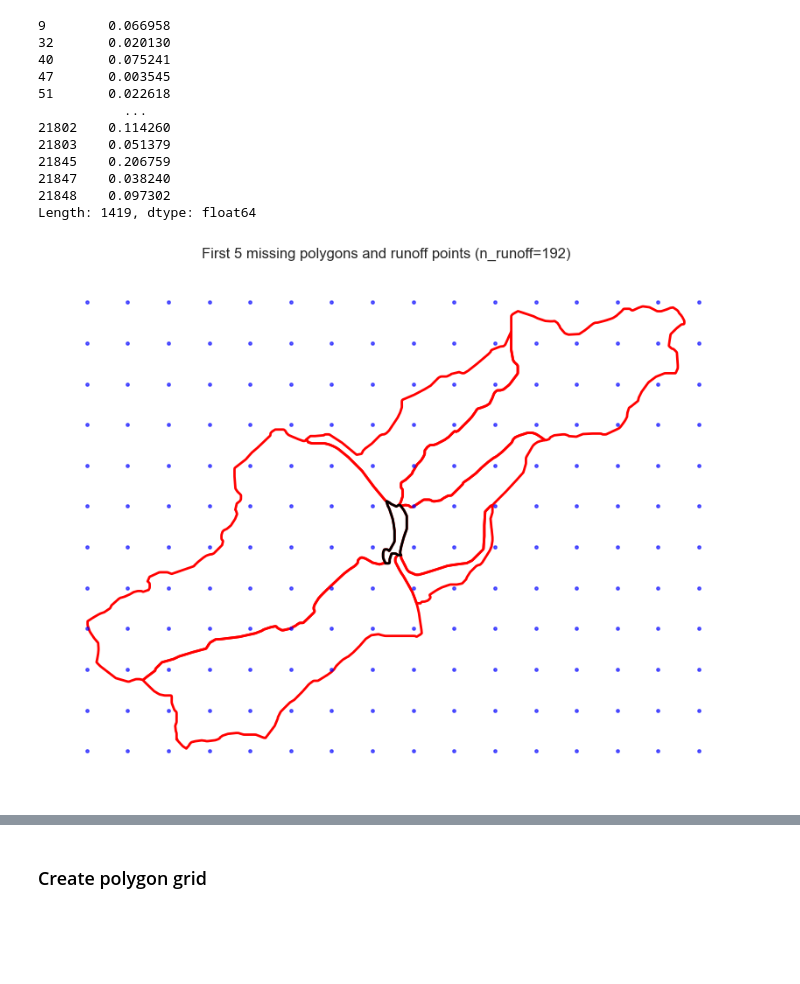
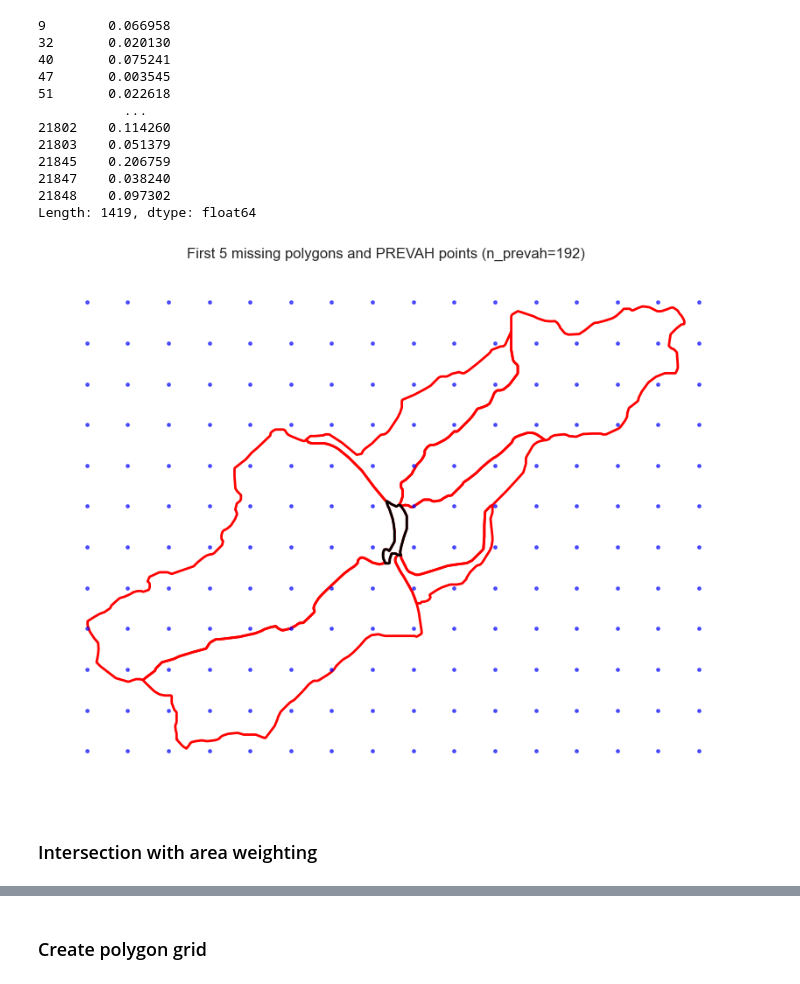
Before and after one commit to yasserhaddad/Clim2RoR-CH, a Jupyter notebook: notebooks/hydropower_computation.ipynb, the cells around one changed output, grey strips where cells are left out. Saved outputs shown, nothing was run; the diff lists cells and outputs as text; code cells hidden in the pictures; blank space fills up the shorter version.

Commit message:
Explore ways to include missing polygons

```diff
--- a/notebooks/hydropower_computation.ipynb
+++ b/notebooks/hydropower_computation.ipynb
@@ -147,6 +147,27 @@ gdf_polygons[gdf_polygons["EZGNR"].isin(missing_ezg)].geometry.area / 1e6
 21847    0.038240
 21848    0.097302
 Length: 1419, dtype: float64
+# %%
+prevah_grid_resolution = 500  # in meters
+ds_sample = xr.open_zarr(processing.path_data_prevah / "rgs.zarr", chunks="auto")
+
+# Transform a sample runoff grid into a GeoDataFrame to use operations included in GeoPandas
+df_runoff = ds_sample.isel(time=0)
+new_x = (
+    np.round(df_runoff.x.values / prevah_grid_resolution) * prevah_grid_resolution
+).astype(df_runoff.x.dtype)
+new_y = (
+    np.round(df_runoff.y.values / prevah_grid_resolution) * prevah_grid_resolution
+).astype(df_runoff.y.dtype)
+df_runoff = df_runoff.assign_coords(x=new_x, y=new_y)
+df_runoff = df_runoff.to_dataframe().reset_index()
+
+gdf_runoff = gpd.GeoDataFrame(
+    df_runoff,
+    geometry=gpd.points_from_xy(df_runoff.x, df_runoff.y),
+    crs="EPSG:2056",
+)[["y", "x", "geometry"]]
+del ds_sample
 # %%
 # plot first 5 missing polygons and overlay runoff points within their bounding box
 gdf_sel = gdf_polygons[gdf_polygons["EZGNR"] == missing_ezg[120]]
@@ -170,32 +191,34 @@ else:
     candidate_idx = list(gdf_polygons.sindex.intersection(bounds))
     gdf_candidates = gdf_polygons.iloc[candidate_idx]
 
     # neighbors are those that touch the selection or lie within the buffer distance
     gdf_neighbors = gdf_candidates[
         gdf_candidates.geometry.touches(sel_union) | (gdf_candidates.geometry.distance(sel_union) <= buffer)
     ]
 
     # exclude already selected polygons and append neighbors to gdf_sel
     gdf_neighbors = gdf_neighbors[~gdf_neighbors.index.isin(gdf_sel.index)]
     gdf_pol_all = pd.concat([gdf_sel, gdf_neighbors], ignore_index=True)
 
     # recompute bounding box and runoff subset to reflect the expanded selection
     minx, miny, maxx, maxy = gdf_pol_all.total_bounds
     gdf_runoff_sub = gdf_runoff[
         (gdf_runoff["x"] >= minx - 500)
         & (gdf_runoff["x"] <= maxx + 500)
         & (gdf_runoff["y"] >= miny - 500)
         & (gdf_runoff["y"] <= maxy + 500)
     ]
     fig, ax = plt.subplots(1, 1, figsize=(10, 10))
     gdf_neighbors.plot(ax=ax, facecolor="none", edgecolor="red", linewidth=2)
     gdf_sel.plot(ax=ax, facecolor="none", edgecolor="black", linewidth=2, label="Selected polygon")
     if not gdf_runoff_sub.empty:
         gdf_runoff_sub.plot(ax=ax, markersize=6, color="blue", alpha=0.6)
-    ax.set_title(f"First 5 missing polygons and runoff points (n_runoff={len(gdf_runoff_sub)})")
+    ax.set_title(f"First 5 missing polygons and PREVAH points (n_prevah={len(gdf_runoff_sub)})")
     ax.set_xlim(minx - 500, maxx + 500)
     ax.set_ylim(miny - 500, maxy + 500)
     ax.set_axis_off()
     plt.show()
 # %% [output]
-[figure, old version]
+[figure, new version]
+# %% [markdown]
+### Intersection with area weighting
```
Also changed, not shown: parts of 5 cells of this notebook, 1 other file.
